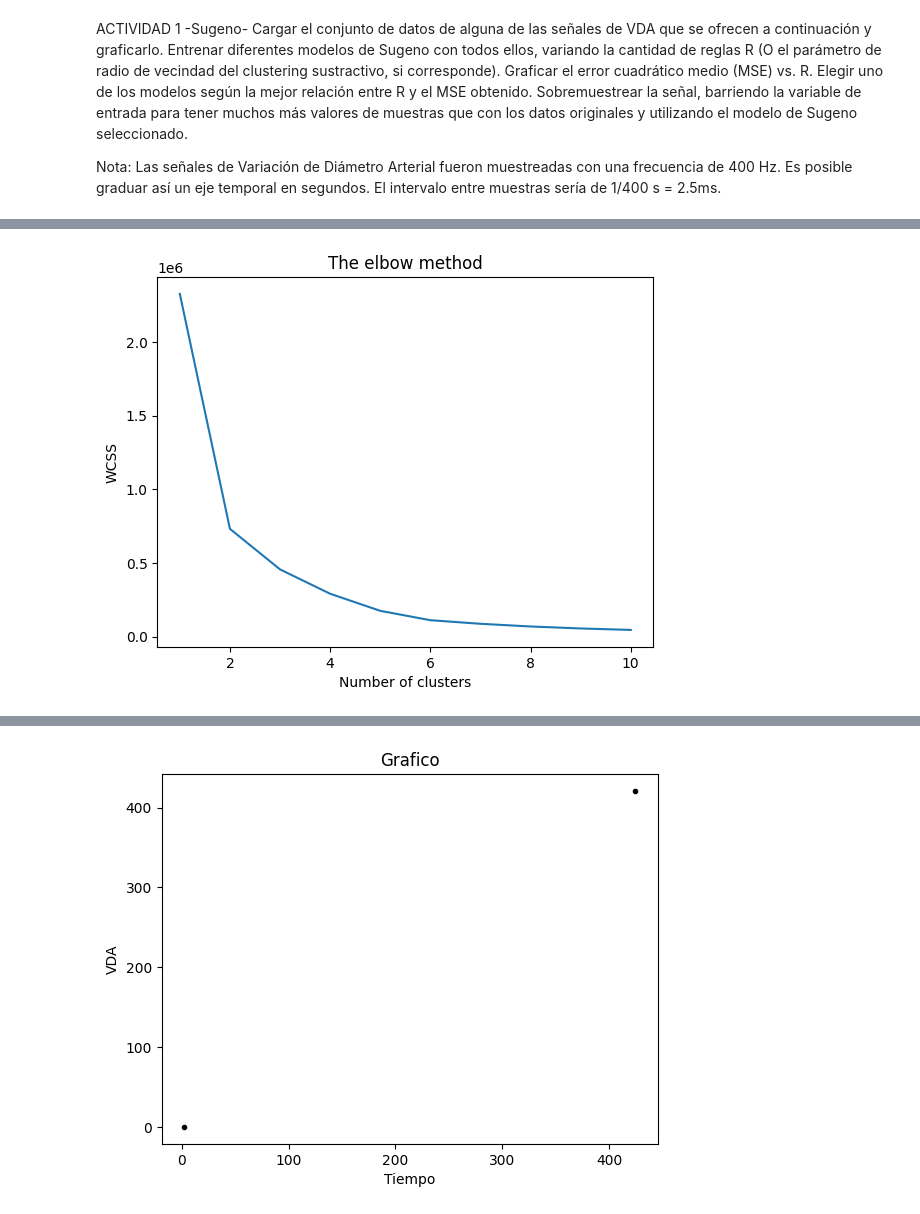
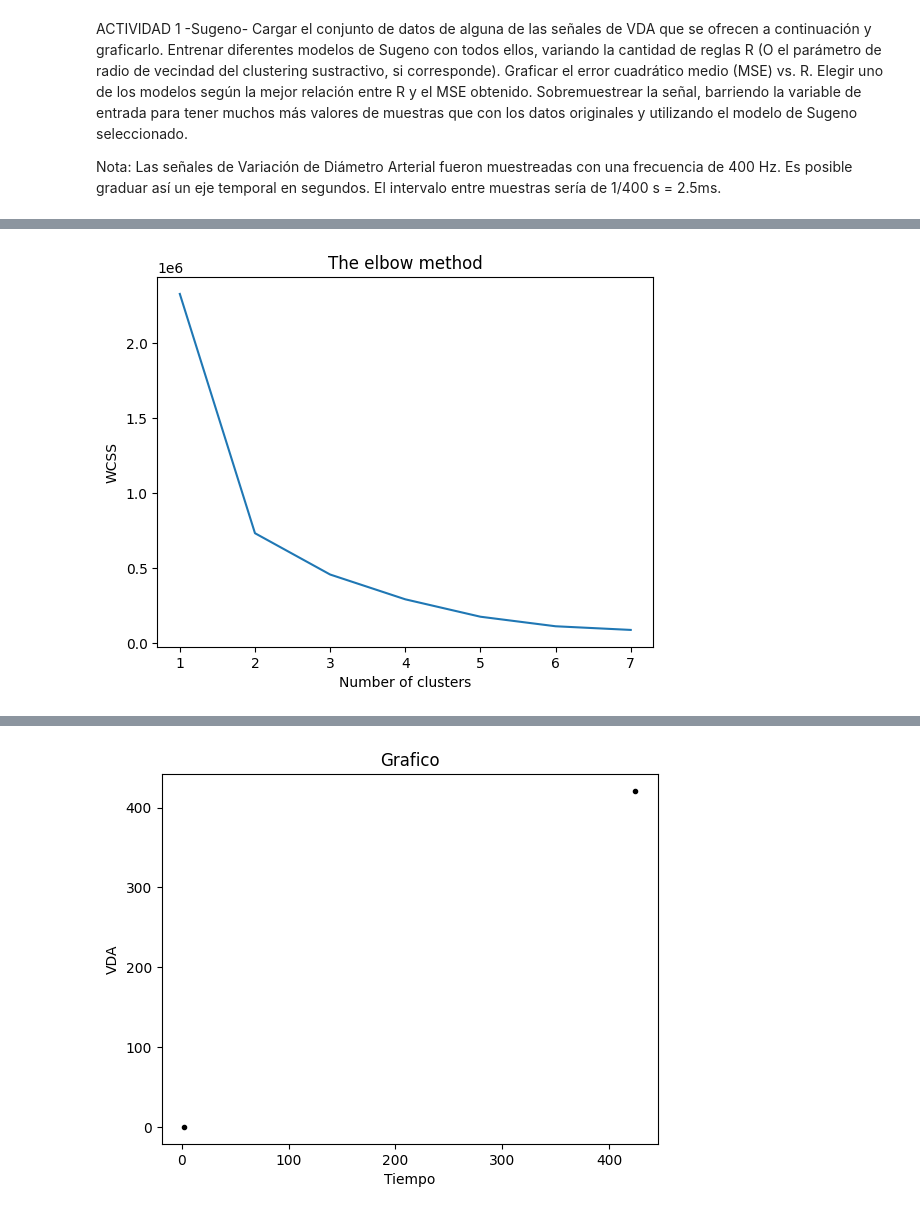
Before and after one commit to TobiasGiacri/tp-ia, a Jupyter notebook: main.ipynb, the cells around one changed output, grey strips where cells are left out. Cells and saved outputs as stored; diff of their text form; code cells hidden in the pictures.

Commit message:
ploteo wip, kmeans funcionando y printeado con subplots

```diff
--- a/main.ipynb
+++ b/main.ipynb
@@ -25,9 +19,9 @@ medidas_x_segundo = 400
 npyarray=np.array
 tiempo = np.arange(0,cant_datos/400,1/medidas_x_segundo)
 tiempo = tiempo*1000
-
-
 vda = vda.reshape(-1,1)
 tiempo = tiempo.reshape(-1,1)
-data = np.hstack((vda,tiempo))
+data = np.hstack((tiempo,vda))
+data
+plt.scatter(data[:,0],data[:,1],s=7)
 # %% [output]
@@ -51,19 +30,21 @@ array([[421. ,   0. ],
 # %%
 #Finding the optimum number of clusters for k-means classification
 from sklearn.cluster import KMeans
-
+array_etiquetas= []
+array_centroides = []
 wcss = []
-
-for i in range(1, 11):
+cant_clusters = range(1, 8)
+for i in cant_clusters:
     kmeans = KMeans(n_clusters = i, init = 'k-means++', max_iter = 300, n_init = 10, random_state = 0)
     kmeans.fit(data)
+    array_etiquetas.append(kmeans.labels_)
+    array_centroides.append(kmeans.cluster_centers_)
     wcss.append(kmeans.inertia_)
 
-
-plt.plot(range(1, 11), wcss)
+plt.plot(cant_clusters, wcss)
 plt.title('The elbow method')
 plt.xlabel('Number of clusters')
 plt.ylabel('WCSS') #within cluster sum of squares
 plt.show()
 # %% [output]
-[figure, old version]
+[figure, new version]
```
Also changed, not shown: parts of 5 cells of this notebook.
